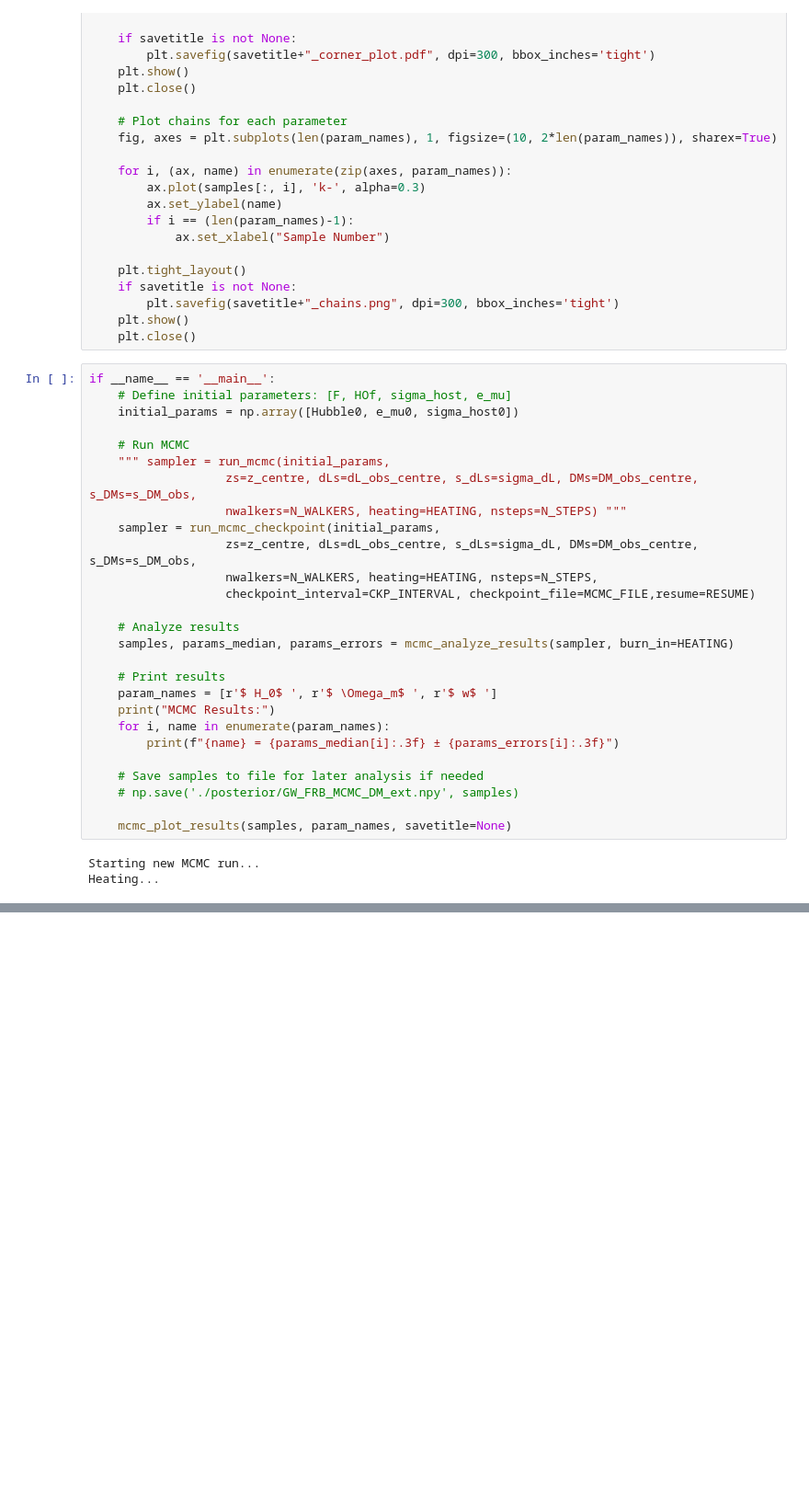
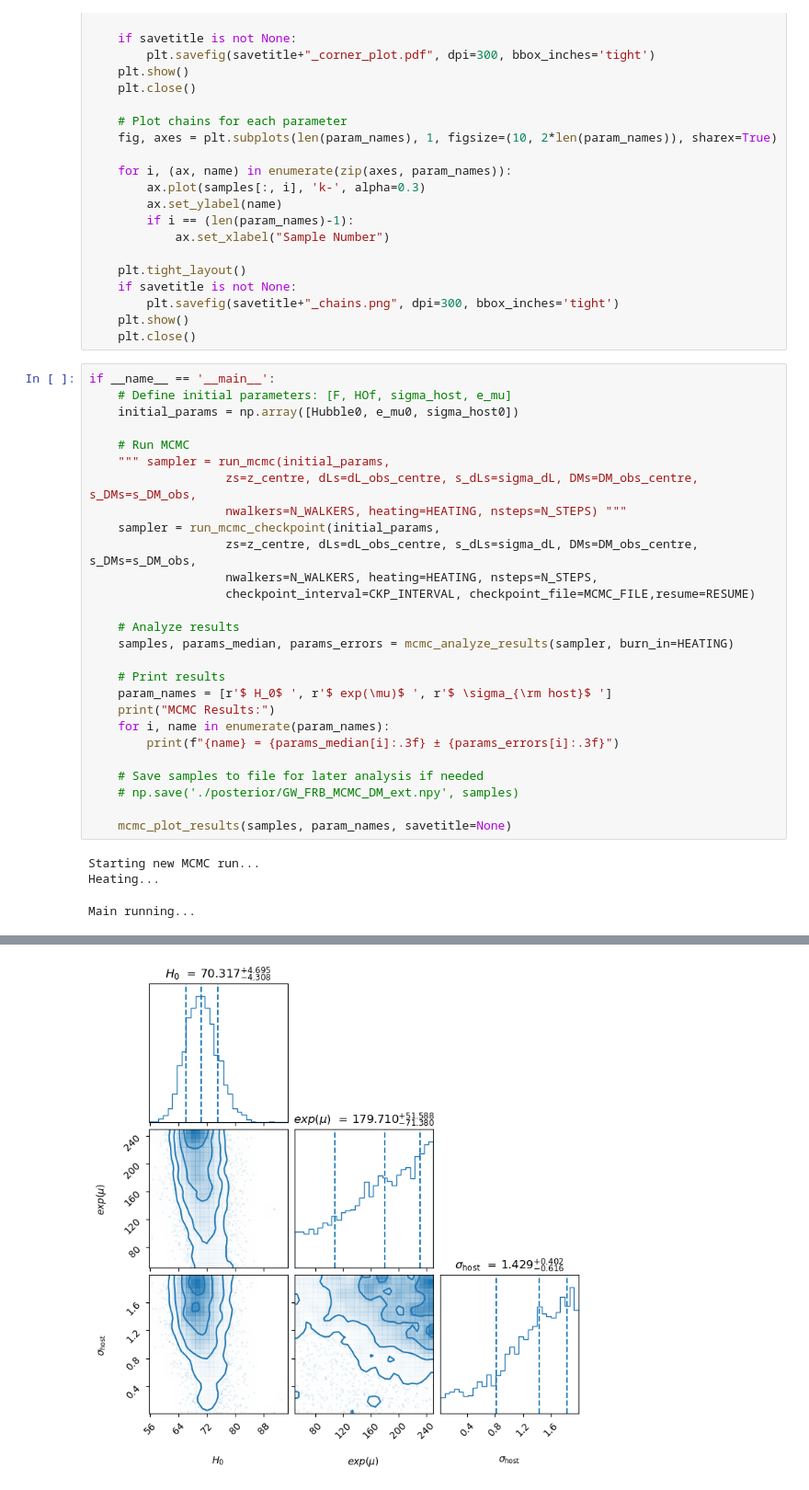
Before and after one commit to MariosNT/FRB_GW_association_cosmo, a Jupyter notebook: Notebooks/GWs_FRB_cosmo/test_DM_ext.ipynb, the cells around one changed output, grey strips where cells are left out. Shown at 92% size. Drawn from its saved outputs; the diff is of its cells as text; blank space fills up the shorter version.

```diff
--- a/Notebooks/GWs_FRB_cosmo/test_DM_ext.ipynb
+++ b/Notebooks/GWs_FRB_cosmo/test_DM_ext.ipynb
@@ -626,7 +664,7 @@ if __name__ == '__main__':
     samples, params_median, params_errors = mcmc_analyze_results(sampler, burn_in=HEATING)
 
     # Print results
-    param_names = [r'$ H_0$ ', r'$ \Omega_m$ ', r'$ w$ ']
+    param_names = [r'$ H_0$ ', r'$ exp(\mu)$ ', r'$ \sigma_{\rm host}$ ']
     print("MCMC Results:")
     for i, name in enumerate(param_names):
         print(f"{name} = {params_median[i]:.3f} ± {params_errors[i]:.3f}")
@@ -638,3 +676,4 @@ if __name__ == '__main__':
 # %% [output]
 Starting new MCMC run...
 Heating...
+Main running...
@@ -640,0 +685 @@ Heating...
+[figure, added]
```
Also changed, not shown: parts of 4 cells of this notebook, 2 other files.
